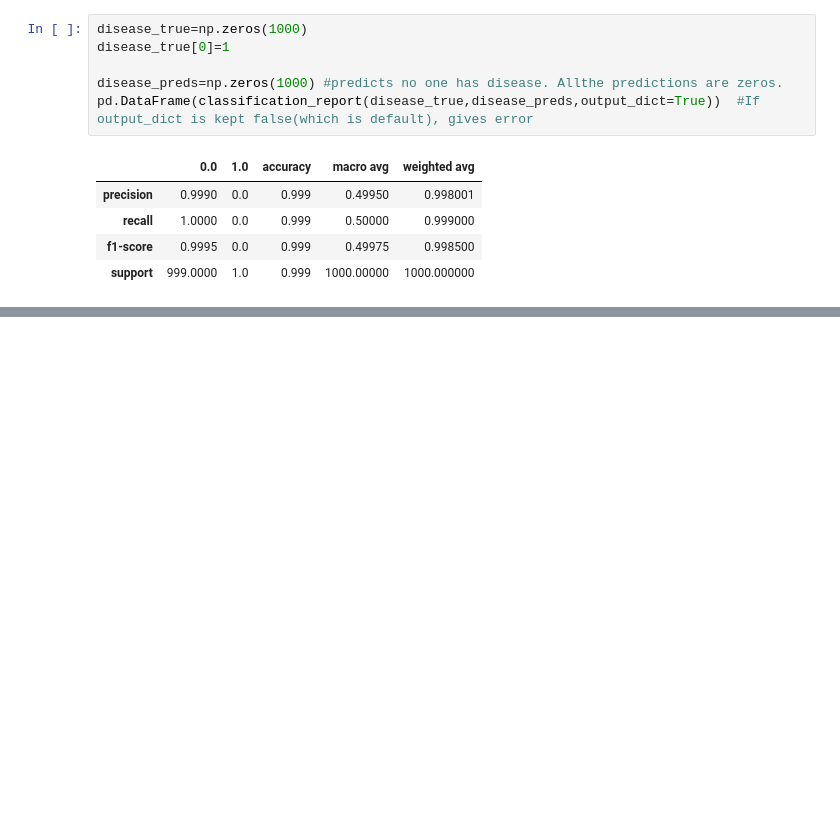
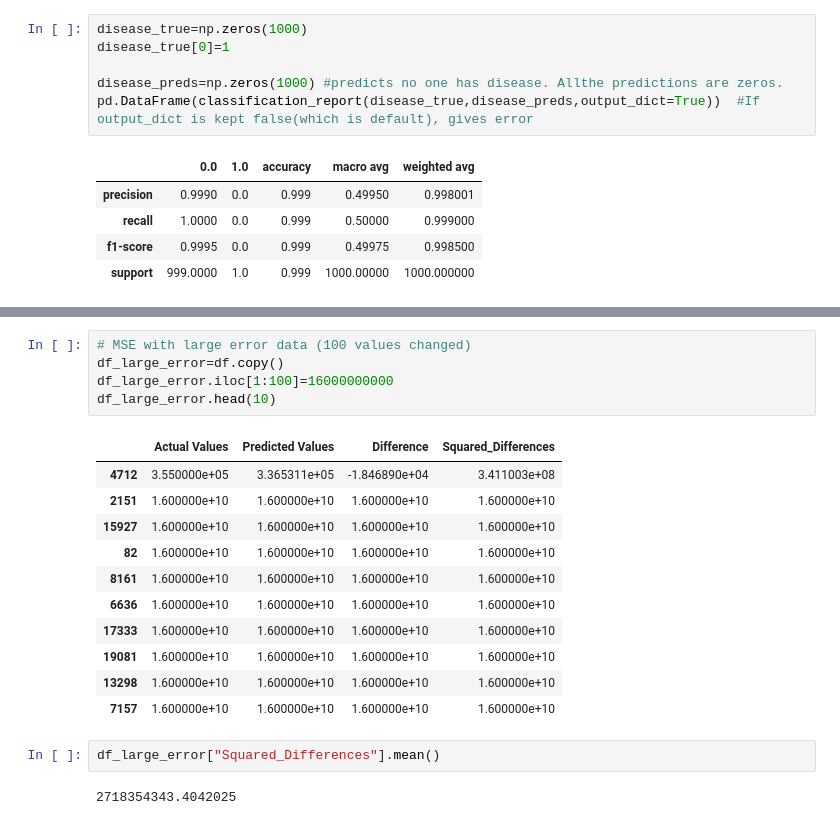
Before and after one commit to bhagya777/Machine-Learning, a Jupyter notebook: Scikit-learn.ipynb, the cells around one changed output, grey strips where cells are left out. Saved outputs shown, nothing was run; the diff lists cells and outputs as text; blank space fills up the shorter version.

```diff
--- a/Scikit-learn.ipynb
+++ b/Scikit-learn.ipynb
@@ -1156,0 +1288,21 @@ pd.DataFrame(classification_report(disease_true,disease_preds,output_dict=True))
+# %%
+# MSE with large error data (100 values changed)
+df_large_error=df.copy()
+df_large_error.iloc[1:100]=16000000000
+df_large_error.head(10)
+# %% [output]
+|  | Actual Values | Predicted Values | Difference | Squared_Differences |
+| 4712 | 3.550000e+05 | 3.365311e+05 | -1.846890e+04 | 3.411003e+08 |
+| 2151 | 1.600000e+10 | 1.600000e+10 | 1.600000e+10 | 1.600000e+10 |
+| 15927 | 1.600000e+10 | 1.600000e+10 | 1.600000e+10 | 1.600000e+10 |
+| 82 | 1.600000e+10 | 1.600000e+10 | 1.600000e+10 | 1.600000e+10 |
+| 8161 | 1.600000e+10 | 1.600000e+10 | 1.600000e+10 | 1.600000e+10 |
+| 6636 | 1.600000e+10 | 1.600000e+10 | 1.600000e+10 | 1.600000e+10 |
+| 17333 | 1.600000e+10 | 1.600000e+10 | 1.600000e+10 | 1.600000e+10 |
+| 19081 | 1.600000e+10 | 1.600000e+10 | 1.600000e+10 | 1.600000e+10 |
+| 13298 | 1.600000e+10 | 1.600000e+10 | 1.600000e+10 | 1.600000e+10 |
+| 7157 | 1.600000e+10 | 1.600000e+10 | 1.600000e+10 | 1.600000e+10 |
+# %%
+df_large_error["Squared_Differences"].mean()
+# %% [output]
+2718354343.4042025
```
Also changed, not shown: parts of 20 cells of this notebook.
